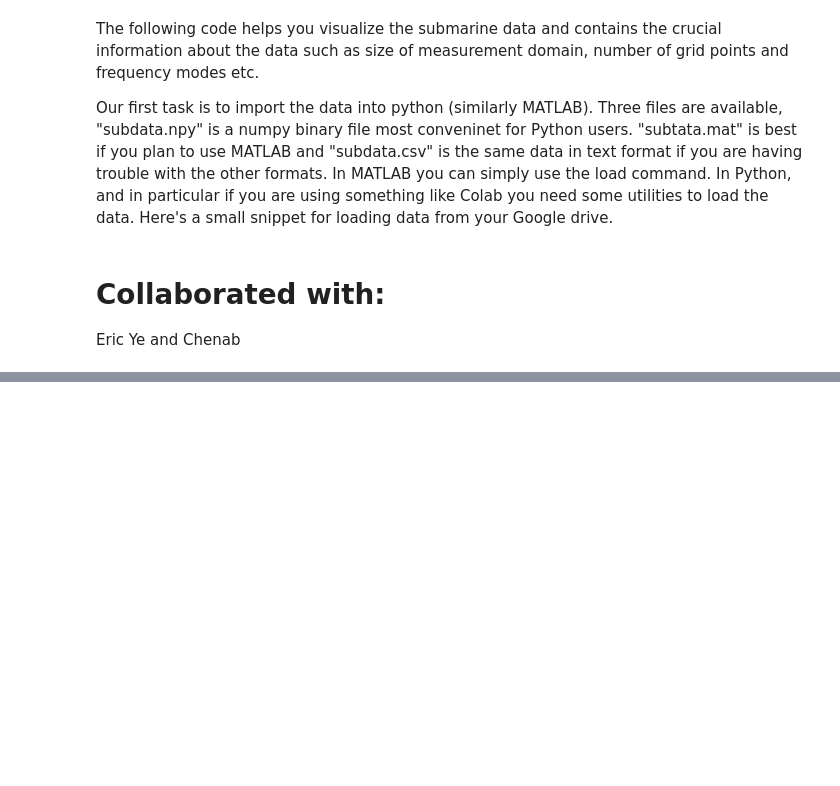
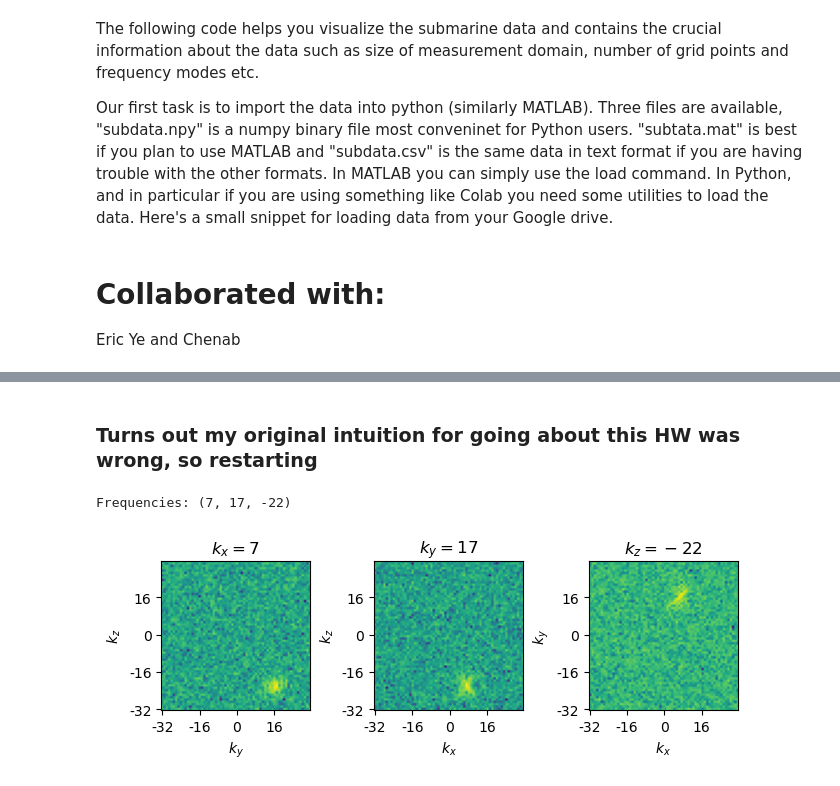
Before and after one commit to Rohan-Pandey1729/AMATH482, a Jupyter notebook: Report 1/HW1.ipynb, the cells around one changed output, grey strips where cells are left out. Saved outputs shown, nothing was run; the diff lists cells and outputs as text; code cells hidden in the pictures; blank space fills up the shorter version.

```diff
--- a/Report 1/HW1.ipynb
+++ b/Report 1/HW1.ipynb
@@ -56,0 +19,49 @@ from IPython.display import clear_output
+# %% [markdown]
+### Turns out my original intuition for going about this HW was wrong, so restarting
+# %%
+"""
+Shifts the zero-frequency components to the center.
+Computes the average frequency spectrum over time.
+"""
+
+N = 64
+
+new_data_original = np.fft.fftn(data, axes=(0, 1, 2))
+new_data_original = np.fft.fftshift(new_data_original, axes=(0, 1, 2))
+new_data_mean = np.mean(new_data_original, axis=3)
+new_data_abs = np.abs(new_data_mean)
+
+max_val = np.unravel_index(new_data_abs.argmax(), new_data_abs.shape)
+dominant = tuple(x - N//2 for x in max_val)
+print("Frequencies:", dominant)
+# %% [output]
+Frequencies: (7, 17, -22)
+# %%
+
+
+plt.style.use("default")
+
+fig, axes = plt.subplots(1, 3, layout="constrained")
+
+# Axis labels and titles for each subplot
+labels = [
+    ('$k_y$', '$k_z$', 0),
+    ('$k_x$', '$k_z$', 1),
+    ('$k_x$', '$k_y$', 2)
+]
+titles = ['$k_x = {}$', '$k_y = {}$', '$k_z = {}$']
+
+for ax, (xlabel, ylabel, idx), title in zip(axes, labels, titles):
+    im = ax.imshow(
+        np.log(new_data_abs.take(max_val[idx], axis=idx).T),
+        origin='lower'
+    )
+    ax.set_xlabel(xlabel)
+    ax.set_ylabel(ylabel)
+    ax.set_xticks(np.arange(0, N, N//4))
+    ax.set_xticklabels(np.arange(-N//2, N//2, N//4))
+    ax.set_yticks(np.arange(0, N, N//4))
+    ax.set_yticklabels(np.arange(-N//2, N//2, N//4))
+    ax.set_title(title.format(dominant[idx]))
+# %% [output]
+[figure, added]
```
Also changed, not shown: parts of 10 cells of this notebook, 12 other files.
